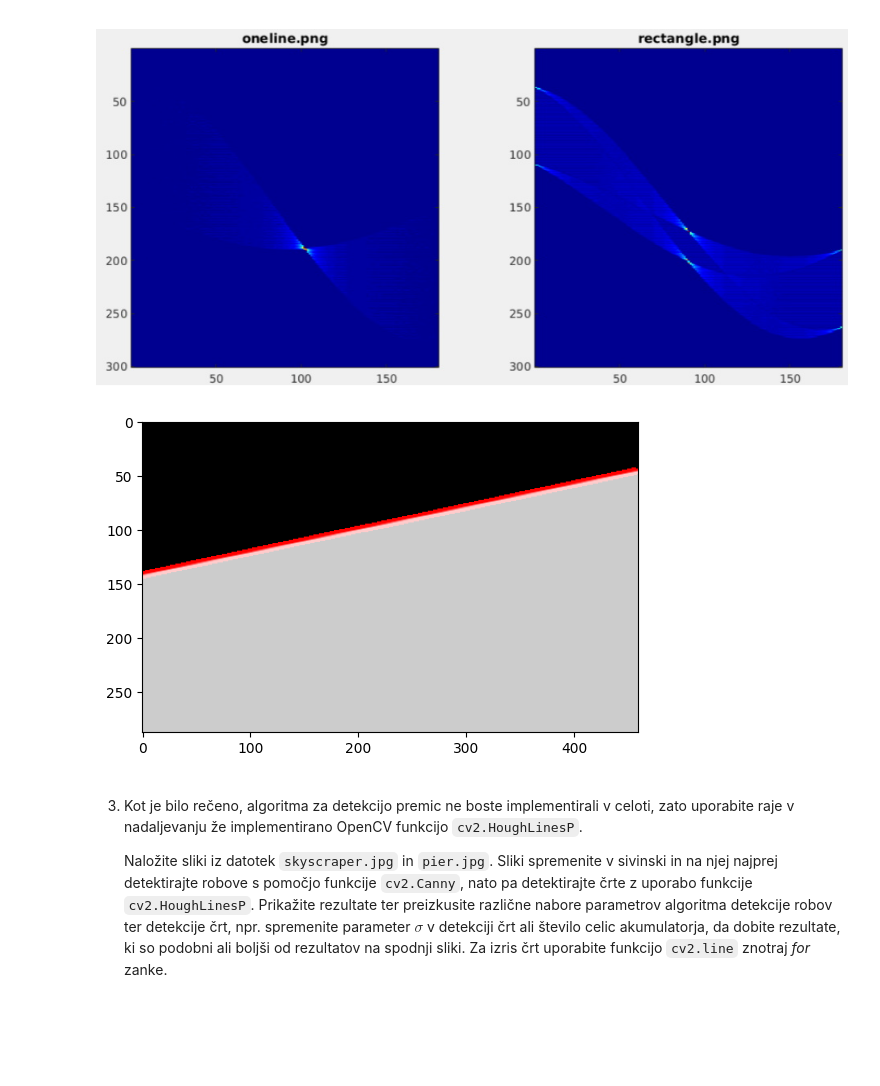
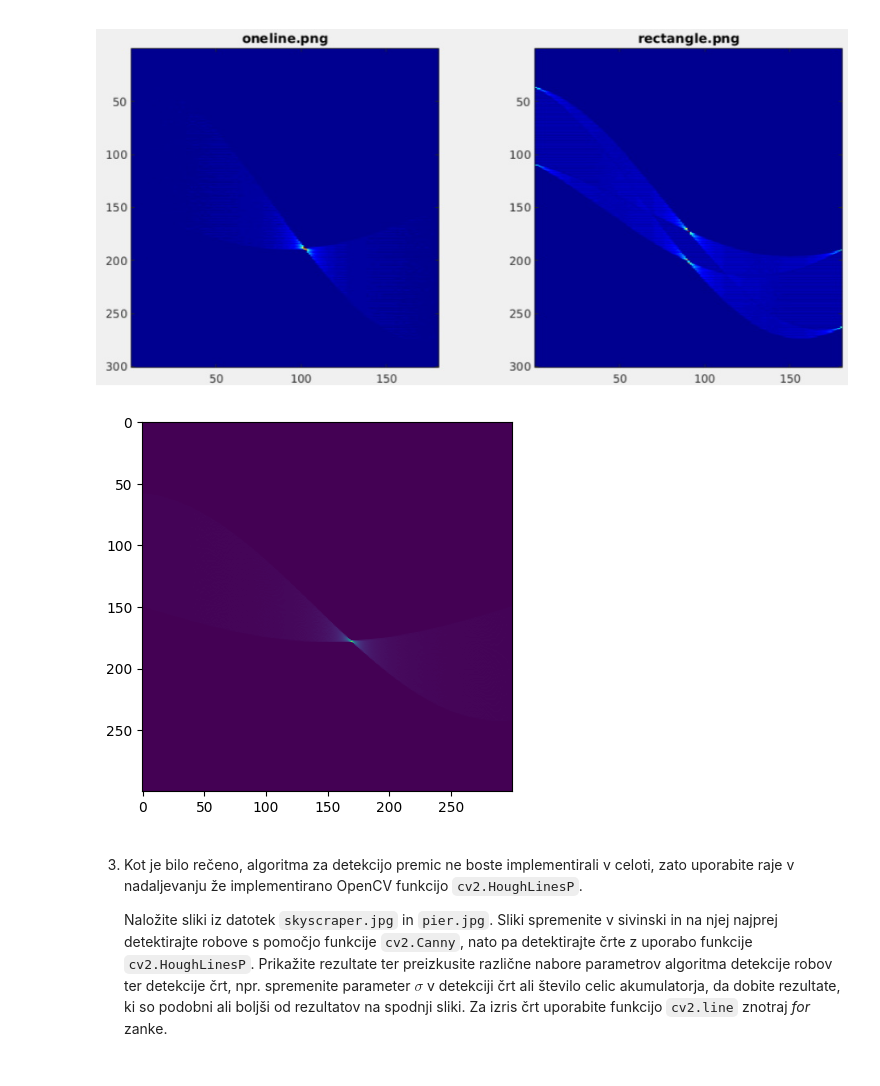
Before and after one commit to Krevs321/Robotika, a Jupyter notebook: vaja2.ipynb, the cells around one changed output. Saved outputs shown, nothing was run; the diff lists cells and outputs as text; code cells hidden in the pictures; blank space fills up the shorter version.

```diff
--- a/vaja2.ipynb
+++ b/vaja2.ipynb
@@ -536,37 +539,38 @@ plt.show()
 
 <br>
 <center><img src="attachment:hough_curves.jpg"></center>
-# %%
-# TO-DO
-slika = cv2.imread('material/oneline.png')
-gray = cv2.cvtColor(slika,cv2.COLOR_BGR2GRAY)
-
-kernel_size = 5
-blur_gray = cv2.GaussianBlur(gray,(kernel_size, kernel_size),0)
-low_threshold = 50
-high_threshold = 100
-edges = cv2.Canny(blur_gray, low_threshold, high_threshold)
-
-rho = 1
-theta = np.pi / 180
-threshold = 15
-min_line_length = 50
-max_line_gap = 2
-line_image = np.copy(slika) * 0  #Prazna slika
-
-lines = cv2.HoughLinesP(edges, rho, theta, threshold, np.array([]),
-                    min_line_length, max_line_gap)
-
-for line in lines:
-    for x1,y1,x2,y2 in line:
-        cv2.line(line_image,(x1,y1),(x2,y2),(255,0,0),5)
-lines_edges = cv2.addWeighted(slika, 0.8, line_image, 1, 0)
-
-plt.figure()
-plt.imshow(lines_edges)
-plt.show()
-# %% [output]
-[figure, removed]
+# %%
+slika = cv2.imread('material/oneline.png')
+gray = cv2.cvtColor(slika,cv2.COLOR_BGR2GRAY)
+
+# Resolucija akumulatorskega polja:
+bins_theta = 300
+bins_rho = 300
+
+
+max_rho = int(math.sqrt(slika.shape[0]**2) + math.sqrt(slika.shape[1]**2))  # Navadno je to diagonala slike
+edge = cv2.Canny(slika, 50, 150)
+
+val_theta = np.linspace(-90, 90, bins_theta) / 180 * np.pi # vrednosti theta
+val_rho = np.linspace(-max_rho, max_rho, bins_rho)
+A = np.zeros((bins_rho, bins_theta))
+
+
+for x in range(len(edge)):
+    for y in range(len(edge[1])):
+        if edge[x][y] == 255:
+            rho = x * np.cos(val_theta) + y * np.sin(val_theta) # Izracunajmo rho za vse thete
+            bin_rho = np.round((rho + max_rho) / (2 * max_rho) * len(val_rho))
+
+            for i in range(bins_theta):
+                if bin_rho[i] >= 0 and bin_rho[i] <= bins_rho - 1:
+                    A[int(bin_rho[i]), i] += 1
+
+plt.figure()
+plt.imshow(A)
+plt.show()
+# %% [output]
+[figure, added]
 # %% [markdown]
 3. Kot je bilo rečeno, algoritma za detekcijo premic ne boste implementirali v celoti, zato uporabite raje v nadaljevanju že implementirano OpenCV funkcijo ``cv2.HoughLinesP``.
 
```
Also changed, not shown: parts of 8 cells of this notebook.
